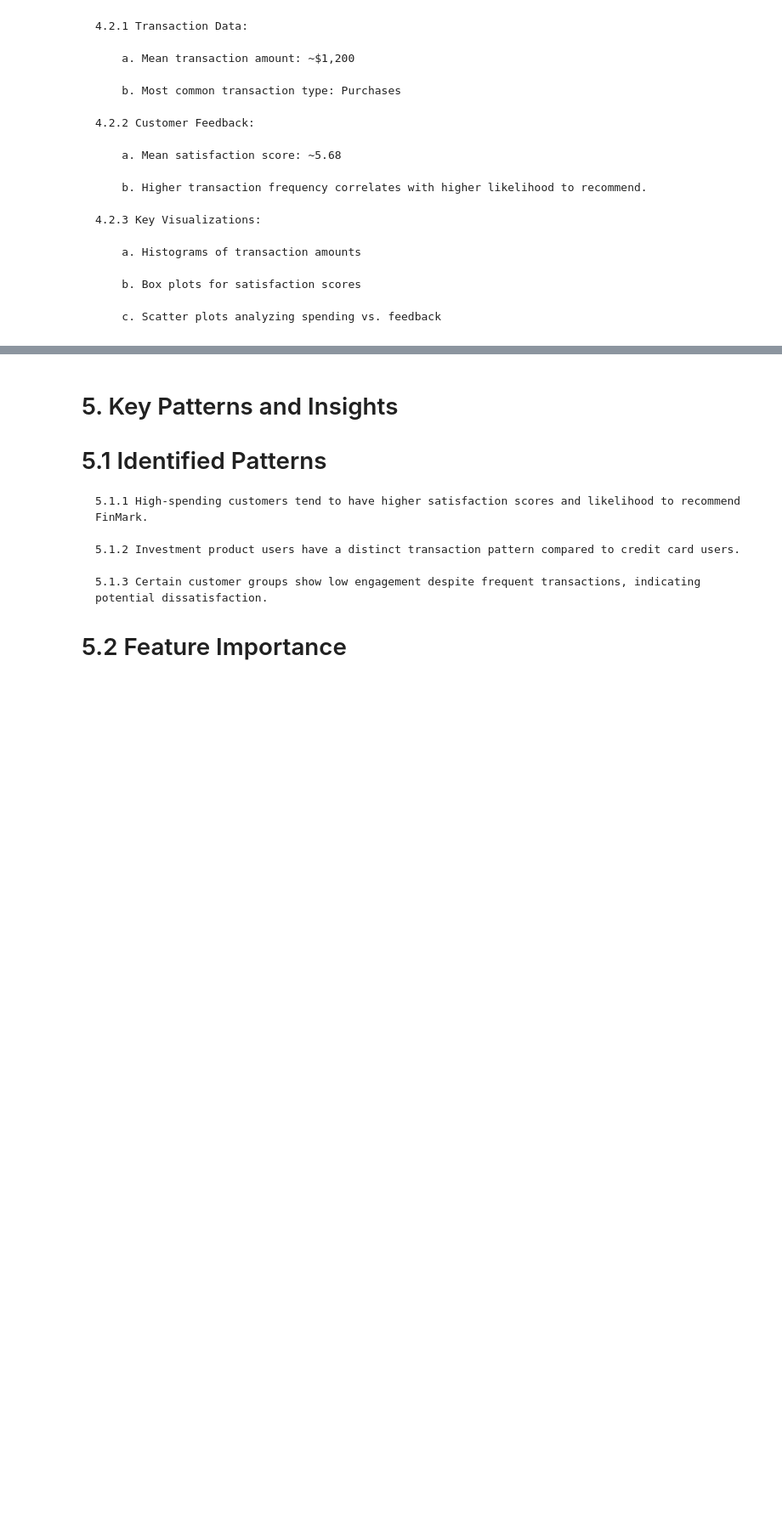
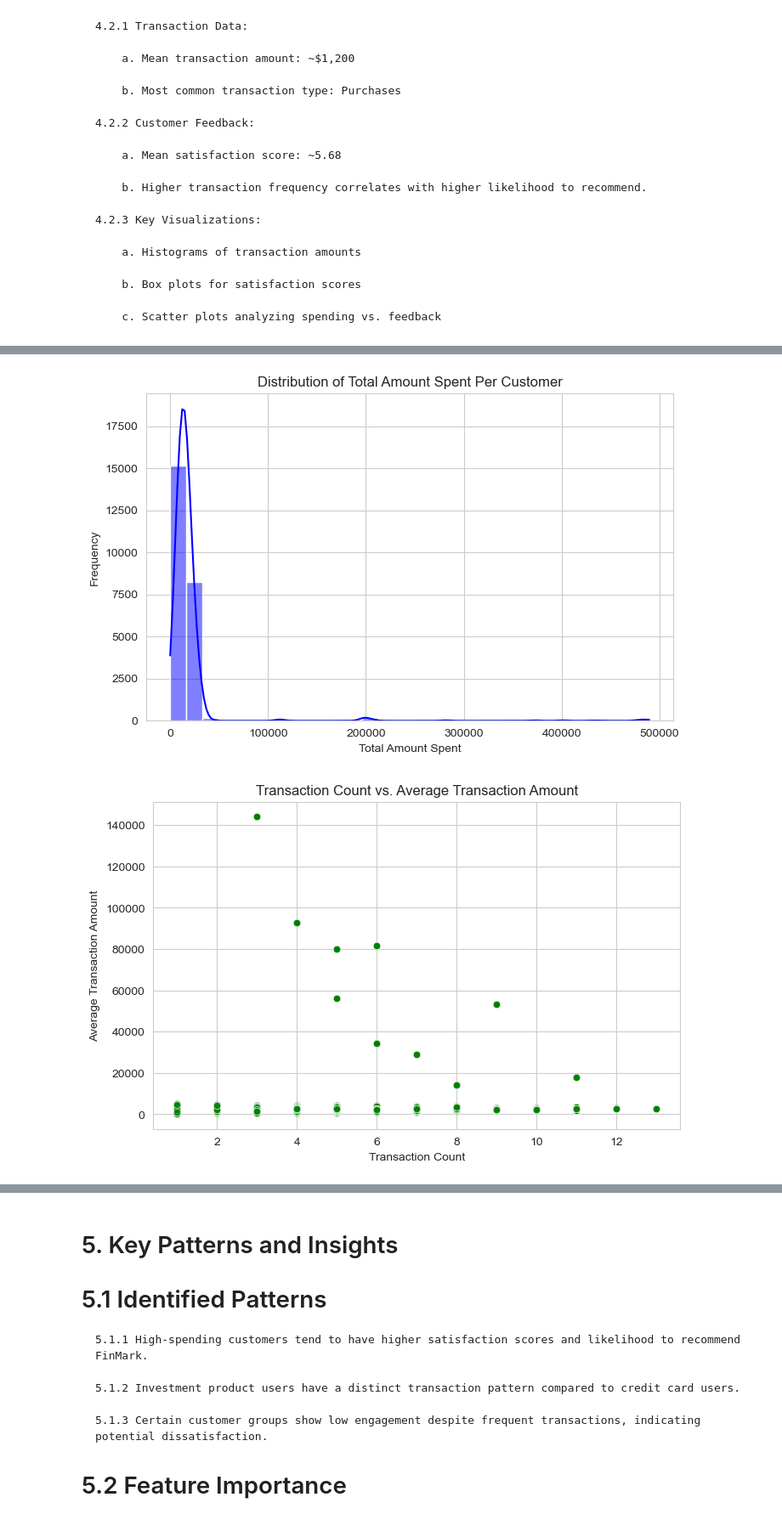
Before and after one commit to atomicbum170348/MO-IT128-H3107-Data-Mining-Principles, a Jupyter notebook: Week 4/Milestone 1 Project Exploratory Data Analysis Report Draft.ipynb, the cells around one changed output, grey strips where cells are left out. Shown: that part at 85% size. Saved outputs shown, nothing was run; the diff lists cells and outputs as text; code cells hidden in the pictures; blank space fills up the shorter version.

```diff
--- a/Week 4/Milestone 1 Project Exploratory Data Analysis Report Draft.ipynb
+++ b/Week 4/Milestone 1 Project Exploratory Data Analysis Report Draft.ipynb
@@ -696,0 +1134,65 @@ Outliers detected using IQR method:
+# %%
+# 📌 Load the feature-engineered datasets
+feedback_data = pd.read_csv('/Users/fritzcabalhin/Desktop/3. Data Mining Principles/customer_feedback_data_feature_engineering.csv')
+transaction_data = pd.read_csv('/Users/fritzcabalhin/Desktop/3. Data Mining Principles/transaction_data_feature_engineering.csv')
+
+# ✅ Temporary merge of datasets for EDA (preserves original feature-engineered files)
+merged_data = pd.merge(feedback_data, transaction_data, on="Customer_ID", how="inner")
+
+# 🔹 Drop unique identifiers (no need for analysis)
+merged_data.drop(columns=["Customer_ID", "Transaction_ID"], inplace=True, errors="ignore")
+
+# Set seaborn style
+sns.set_style("whitegrid")
+
+### 📌 Hypothesis 1: Customers exhibit distinct spending behaviors
+
+# 🔹 Histogram of Total Amount Spent Per Customer
+plt.figure(figsize=(8, 5))
+sns.histplot(merged_data["Total_Spent_Per_Customer"], bins=30, kde=True, color="blue")
+plt.title("Distribution of Total Amount Spent Per Customer")
+plt.xlabel("Total Amount Spent")
+plt.ylabel("Frequency")
+plt.show()
+
+# 🔹 Scatterplot of Transaction Count vs Average Transaction Amount
+plt.figure(figsize=(8, 5))
+sns.scatterplot(x=merged_data["Transaction_Count"], y=merged_data["Avg_Transaction_Amount"], alpha=0.7, color="green")
+plt.title("Transaction Count vs. Average Transaction Amount")
+plt.xlabel("Transaction Count")
+plt.ylabel("Average Transaction Amount")
+plt.show()
+
+### 📌 Hypothesis 2: Customer satisfaction and engagement influence spending behavior
+
+# 🔹 Boxplot: Customer Engagement Score vs Total Spent Per Customer
+plt.figure(figsize=(8, 5))
+sns.boxplot(x=pd.qcut(merged_data["Customer_Engagement_Score"], q=4),
+            y=merged_data["Total_Spent_Per_Customer"])
+plt.title("Customer Engagement Score vs Total Spent Per Customer")
+plt.xlabel("Customer Engagement Score Quartiles")
+plt.ylabel("Total Amount Spent")
+plt.show()
+
+# ✅ 🔹 Correlation Heatmap (Fixed) 🔹 ✅
+# ✅ Now using the merged dataset
+corr_features = ["Customer_Engagement_Score", "Satisfaction_Score", "Total_Spent_Per_Customer"]
+plt.figure(figsize=(8, 5))
+sns.heatmap(merged_data[corr_features].corr(), annot=True, cmap='coolwarm', fmt=".2f", linewidths=0.5)
+plt.title("Correlation Heatmap: Engagement, Satisfaction & Spending")
+plt.show()
+
+### 📌 Hypothesis 3: Hidden relationships between engagement, satisfaction, and spending
+
+# 🔹 Clustering customer spending and engagement
+plt.figure(figsize=(8, 5))
+sns.scatterplot(x=merged_data["Customer_Engagement_Score"],
+                y=merged_data["Total_Spent_Per_Customer"],
+                hue=merged_data["Satisfaction_Score"], palette="coolwarm", alpha=0.7)
+plt.title("Customer Engagement vs. Total Spend (Colored by Satisfaction)")
+plt.xlabel("Customer Engagement Score")
+plt.ylabel("Total Amount Spent")
+plt.show()
+# %% [output]
+[figure, added]
+[figure, added]
```
Also changed, not shown: parts of 24 cells of this notebook.
